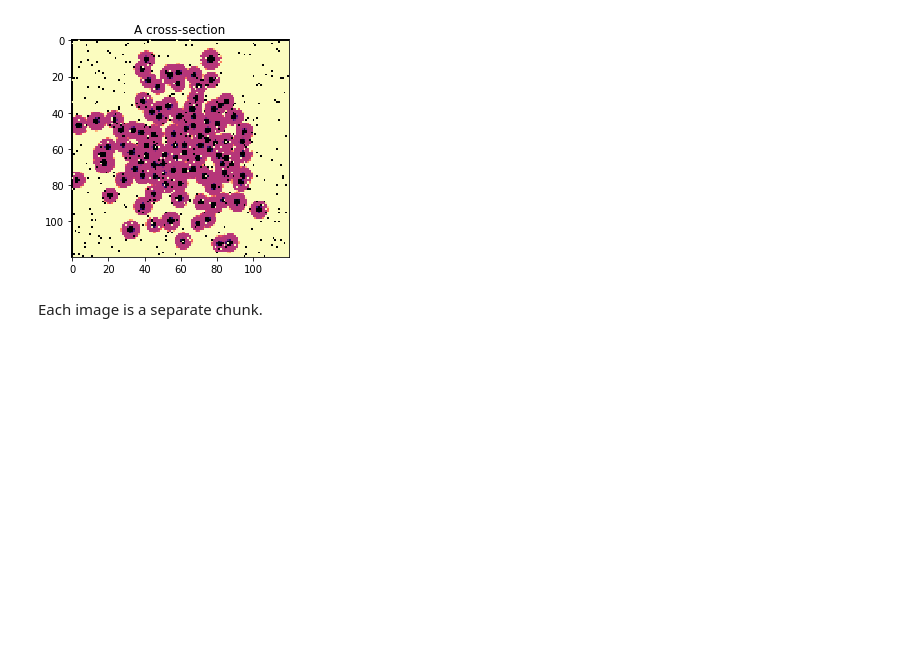
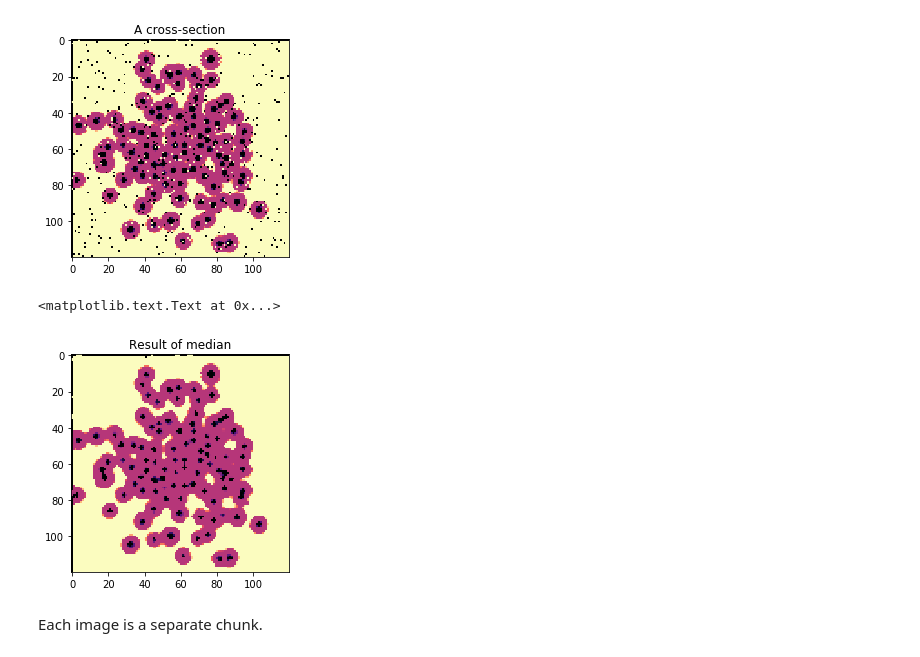
Before and after one commit to valentina-s/Dask_ImageXD_2018, a Jupyter notebook: fiberSegmentation.ipynb, the cells around one changed output. Cells and saved outputs as stored; diff of their text form; code cells hidden in the pictures; blank space fills up the shorter version.

Commit message:
median filter computed

```diff
--- a/fiberSegmentation.ipynb
+++ b/fiberSegmentation.ipynb
@@ -44,6 +50,15 @@ plt.title('A cross-section')
 # %% [output]
 <matplotlib.text.Text at 0x...>
 [figure]
+# %%
+import dask_ndfilters as dandf
+fiber_median = dandf.median_filter(fiber, size=3, footprint=None, mode='reflect', cval=0.0, origin=0)
+# %%
+plt.imshow(fiber_median.reshape(m,n),cmap='magma')
+plt.title('Result of median')
+# %% [output]
+<matplotlib.text.Text at 0x...>
+[figure, added]
 # %%
 # saving the dimensions
 T, m, n, d = fiber_images.shape
```
Also changed, not shown: parts of 1 cell of this notebook.
